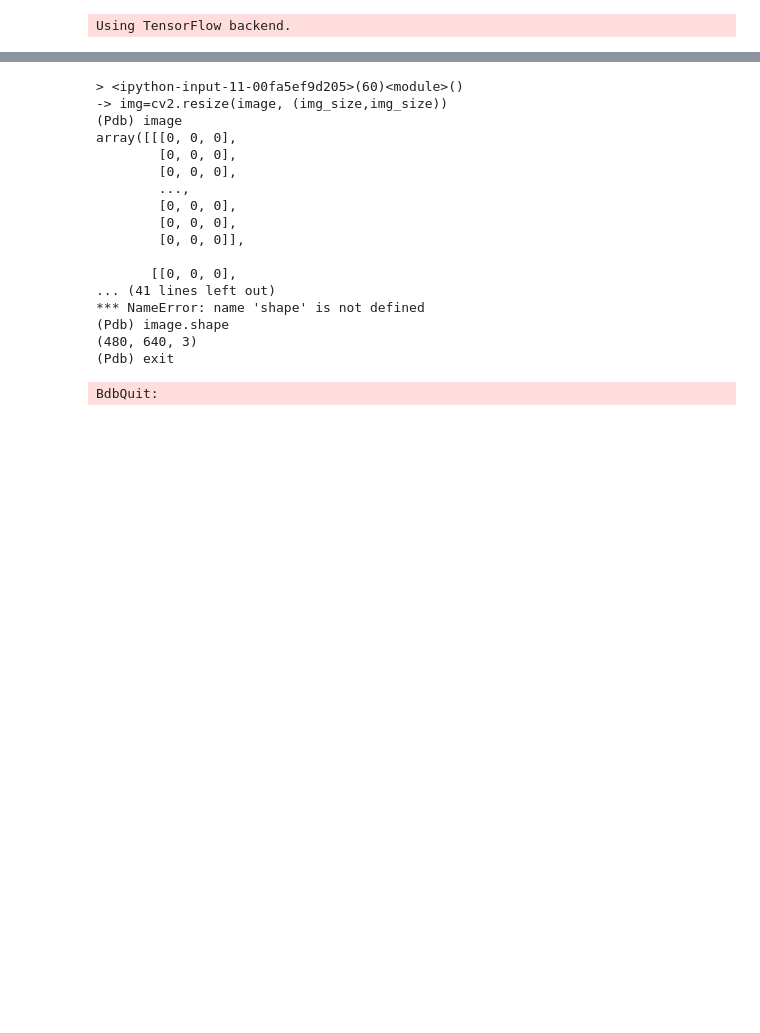
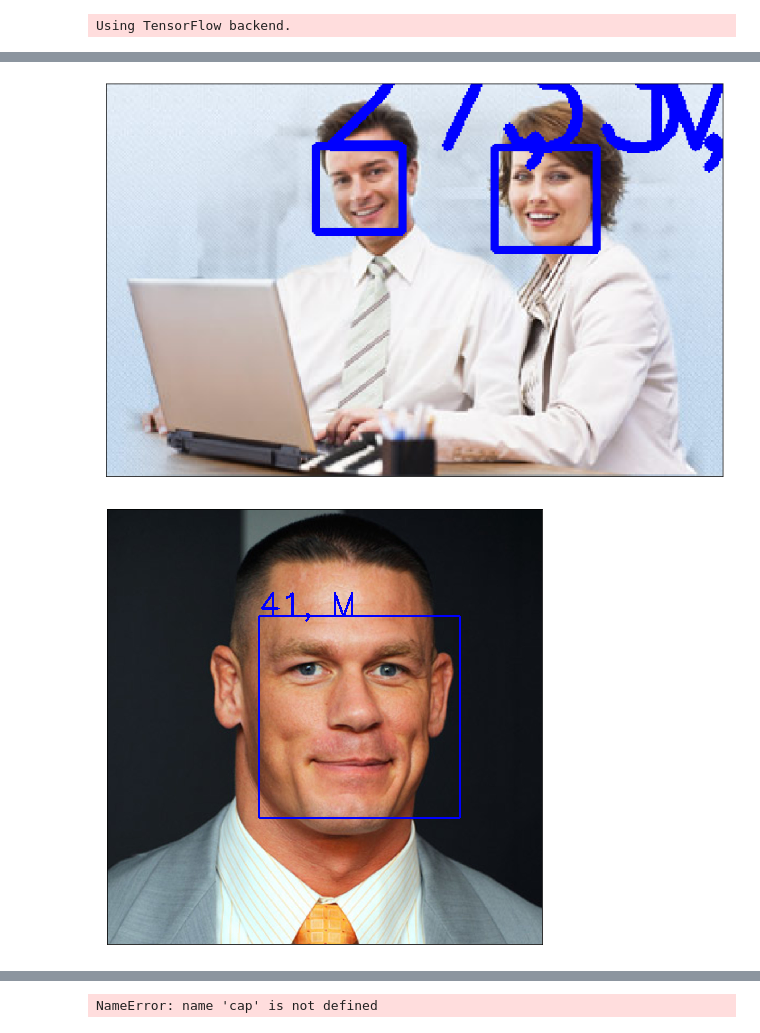
Before and after one commit to hrrauf/Age-and-Gender-Estimation, a Jupyter notebook: COGS-225_camera.ipynb, the cells around one changed output, grey strips where cells are left out. Saved outputs shown, nothing was run; the diff lists cells and outputs as text; code cells hidden in the pictures; blank space fills up the shorter version.

```diff
--- a/COGS-225_camera.ipynb
+++ b/COGS-225_camera.ipynb
@@ -78,7 +78,7 @@ def gen_vgg_model(num_classes,pretrained= True):
 
     if pretrained==True:
 
-        model.load_weights('./vgg_face_weights.h5')
+        model.load_weights('./models/vgg_face_weights.h5')
 
         for layer in model.layers[:-7]:
             layer.trainable = False
@@ -101,19 +101,19 @@ def loadImage(filepath):
     return test_img
 # %%
 #####Initialize Models  e.g 'vgg' or 'wide resnet'
-model_name='vgg'
+model_name='wide_resnet'
 if model_name=='vgg':
     age_model=gen_vgg_model(101)
-    age_model.load_weights('age_model_weights.h5')
+    age_model.load_weights('./models/age_model_weights.h5')
     gender_model=gen_vgg_model(2)
-    gender_model.load_weights('gender_model_weights.h5')
+    gender_model.load_weights('./models/gender_model_weights.h5')
 
     img_size=224
     print('models initialized')
 
 elif model_name=='wide_resnet':
     model= WideResNet(64, depth=16, k=8)()
-    model.load_weights('./weights.28-3.73.hdf5')
+    model.load_weights('./models/weights.28-3.73.hdf5')
 
     img_size=64
 # %% [output]
@@ -124,7 +127,7 @@ detector = dlib.get_frontal_face_detector()
 
 margin=0.4
 
-video=True
+video=False
 image_dir='./data/test_img'
 
 @contextmanager
@@ -151,12 +154,12 @@ def yield_images():
             yield img
 
 
-def draw_label(image, point, label, font=cv2.FONT_HERSHEY_SIMPLEX, font_scale=1.8, thickness=2):
+def draw_label(image, point, label, font=cv2.FONT_HERSHEY_SIMPLEX, font_scale=3, thickness=2):
 
 
     size = cv2.getTextSize(label, font, font_scale, thickness)[0]
     x, y = point
-    cv2.putText(image, label, point, font, font_scale, (255, 0, 255), 3)
+    cv2.putText(image, label, point, font, font_scale, (255, 0, 0), 5)
 
 
 
@@ -203,31 +206,33 @@ for k, image in enumerate(image_generator) :
         faces[i, :, :, :] = cv2.resize(image[yw1:yw2 + 1, xw1:xw2 + 1, :], (img_size, img_size))
         if model_name=='vgg':
 
             results_age = age_model.predict(np.expand_dims(faces[i,:,:,:],axis=0))
             predicted_genders=gender_model.predict(np.expand_dims(faces[i,:,:,:],axis=0))
         elif model_name=='wide_resnet':
             results=model.predict(np.expand_dims(faces[i,:,:,:],axis=0))
             results_age=results[1]
             predicted_genders=results[0]
 
 
 
         ages = np.arange(0, 101).reshape(101, 1)
         predicted_ages = results_age[0].dot(ages).flatten()
 
         label = "{}, {}".format(int(predicted_ages),"M" if np.argmax(predicted_genders)==1 else "F")
         draw_label(image,
 
                    (d.left(), d.top()), label)
 
     plt.figure(figsize=(13,8))
     plt.imshow(cv2.cvtColor(image, cv2.COLOR_BGR2RGB))
     plt.xticks([])
     plt.yticks([])
     plt.show()
-    clear_output(wait=True)
+#     clear_output(wait=True)
 
 # When everything done, release the capture
 cap.release()
 cv2.destroyAllWindows()
 # %% [output]
+[figure, added]
+[figure, added]
@@ -234,18 +244 @@ cv2.destroyAllWindows()
-> <ipython-input-11-00fa5ef9d205>(60)<module>()
--> img=cv2.resize(image, (img_size,img_size))
-(Pdb) image
-array([[[0, 0, 0],
-        [0, 0, 0],
-        [0, 0, 0],
-        ...,
-        [0, 0, 0],
-        [0, 0, 0],
-        [0, 0, 0]],
-
-       [[0, 0, 0],
-... (41 lines left out)
-*** NameError: name 'shape' is not defined
-(Pdb) image.shape
-(480, 640, 3)
-(Pdb) exit
+NameError: name 'cap' is not defined
-BdbQuit:
```
Also changed, not shown: parts of 3 cells of this notebook, 5 other files.
